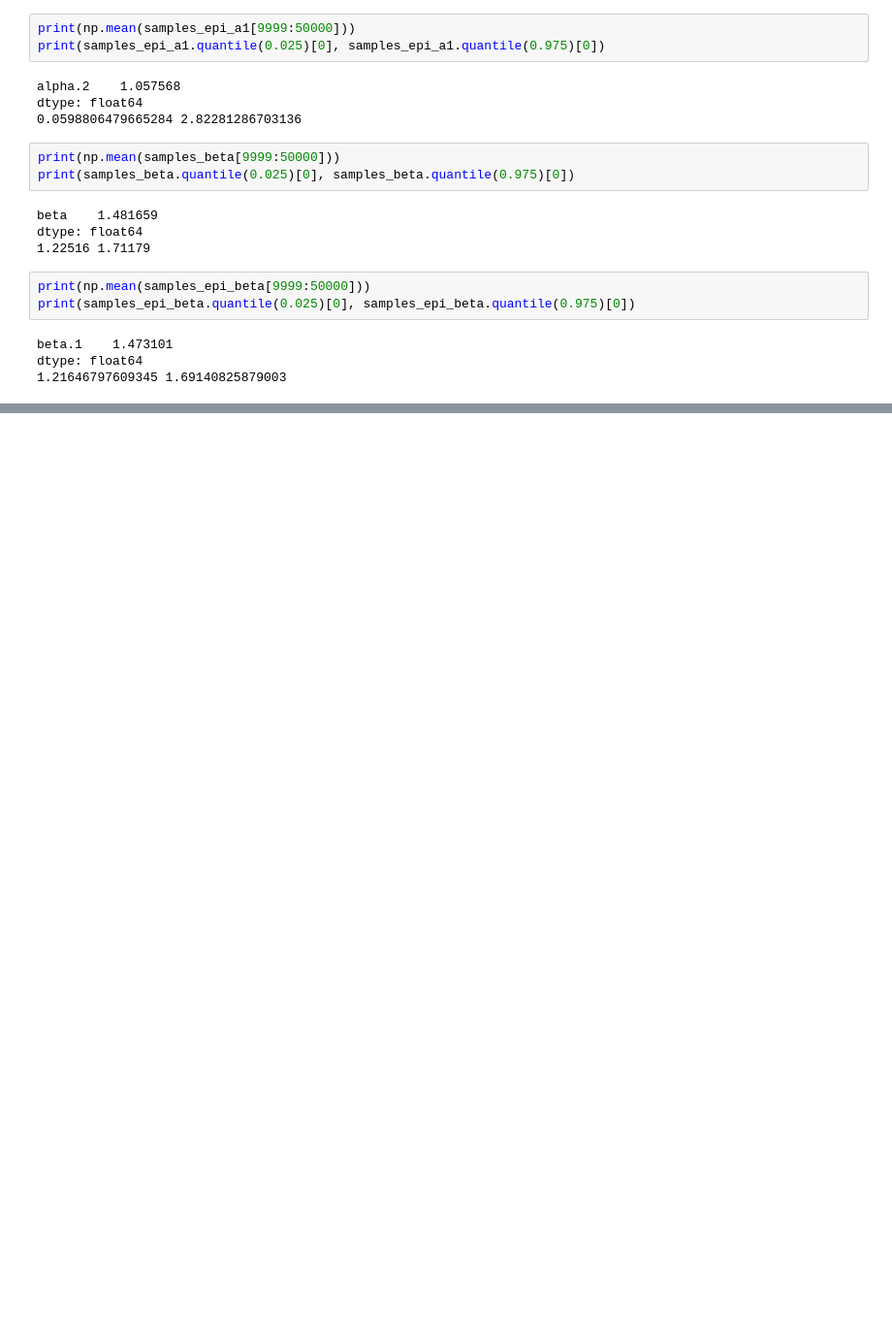
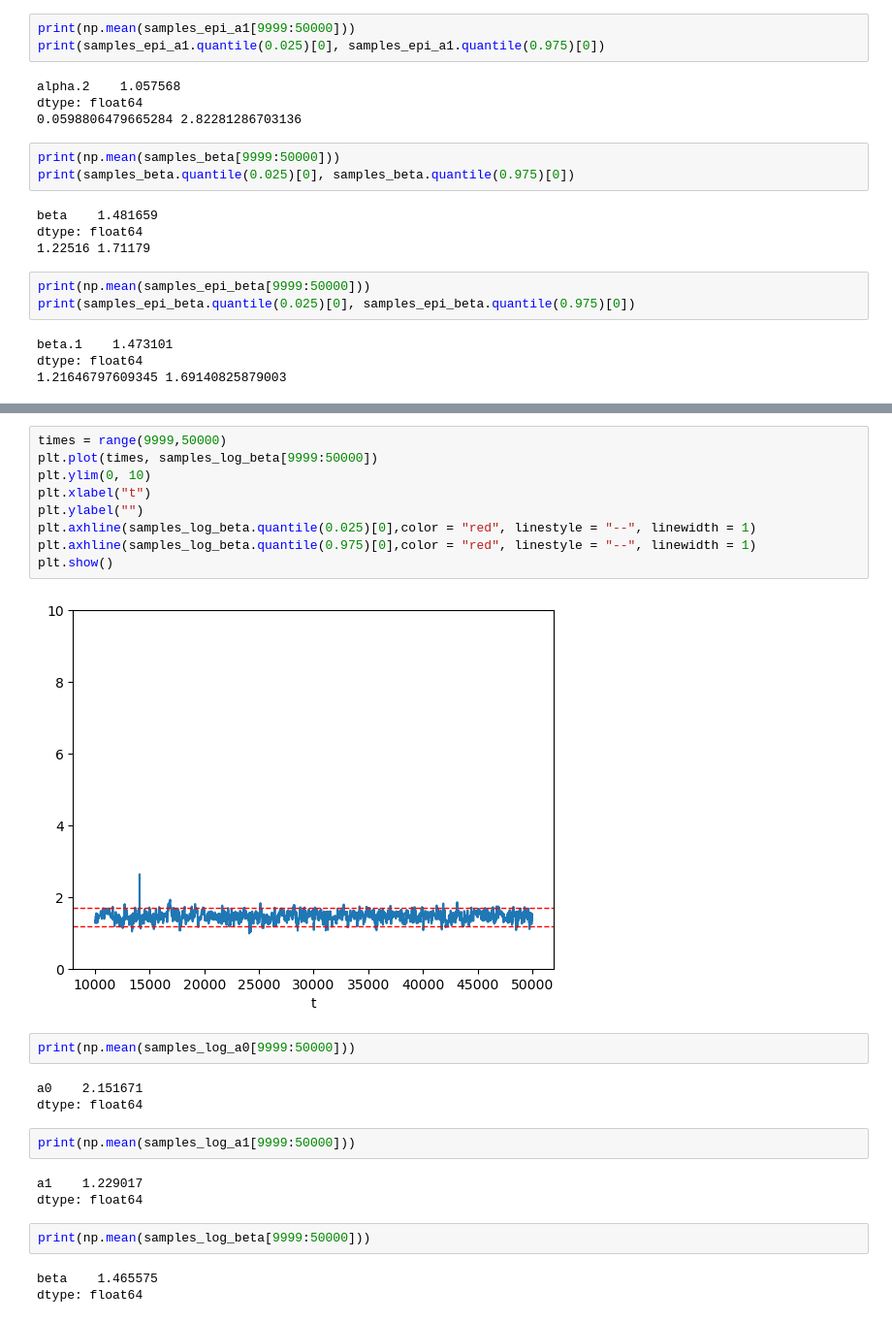
Before and after one commit to meowliono/compositeILM, a Jupyter notebook: compositeILM/plot.ipynb, the cells around one changed output, grey strips where cells are left out. Shown at 97% size. Saved outputs shown, nothing was run; the diff lists cells and outputs as text; blank space fills up the shorter version.

```diff
--- a/compositeILM/plot.ipynb
+++ b/compositeILM/plot.ipynb
@@ -302,0 +347,26 @@ dtype: float64
+# %%
+times = range(9999,50000)
+plt.plot(times, samples_log_beta[9999:50000])
+plt.ylim(0, 10)
+plt.xlabel("t")
+plt.ylabel("")
+plt.axhline(samples_log_beta.quantile(0.025)[0],color = "red", linestyle = "--", linewidth = 1)
+plt.axhline(samples_log_beta.quantile(0.975)[0],color = "red", linestyle = "--", linewidth = 1)
+plt.show()
+# %% [output]
+[figure, added]
+# %%
+print(np.mean(samples_log_a0[9999:50000]))
+# %% [output]
+a0    2.151671
+dtype: float64
+# %%
+print(np.mean(samples_log_a1[9999:50000]))
+# %% [output]
+a1    1.229017
+dtype: float64
+# %%
+print(np.mean(samples_log_beta[9999:50000]))
+# %% [output]
+beta    1.465575
+dtype: float64
```
Also changed, not shown: parts of 7 cells of this notebook, 42 other files.
